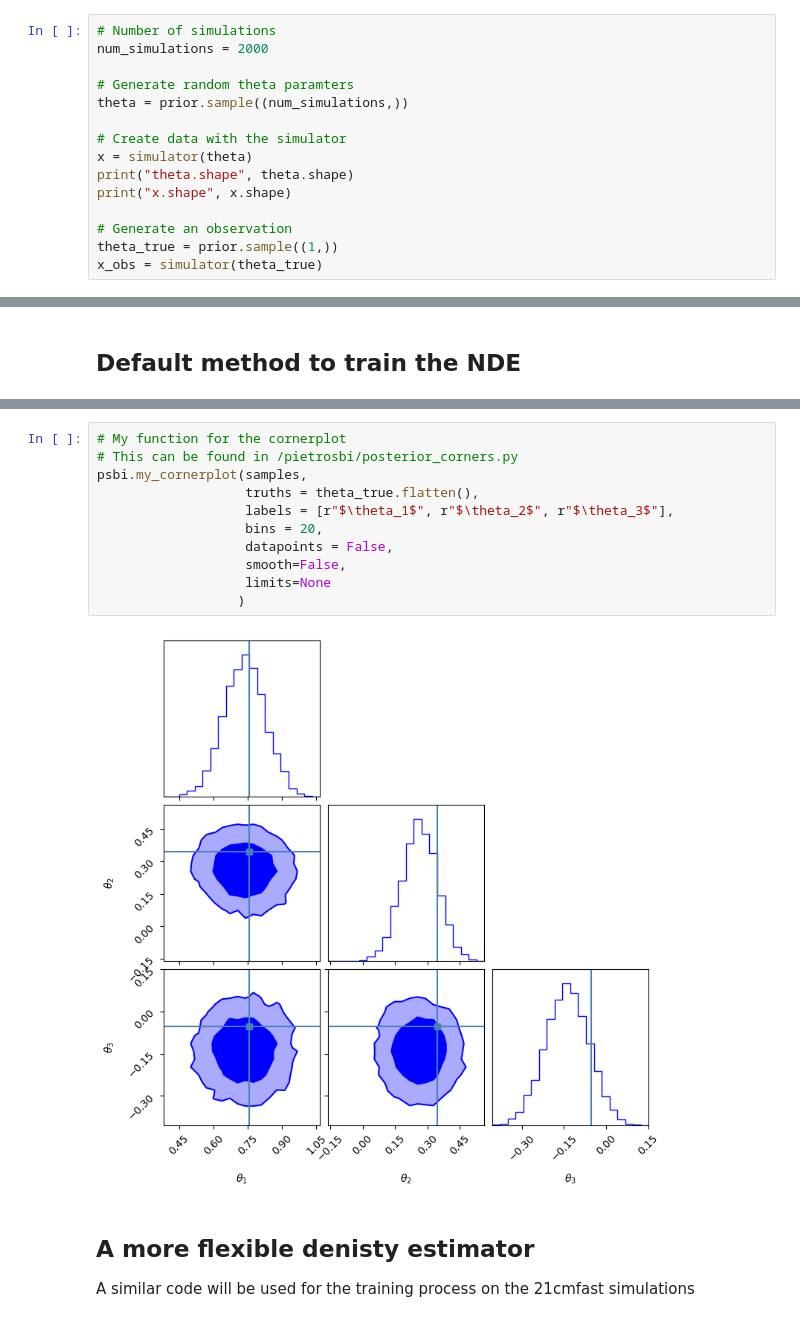
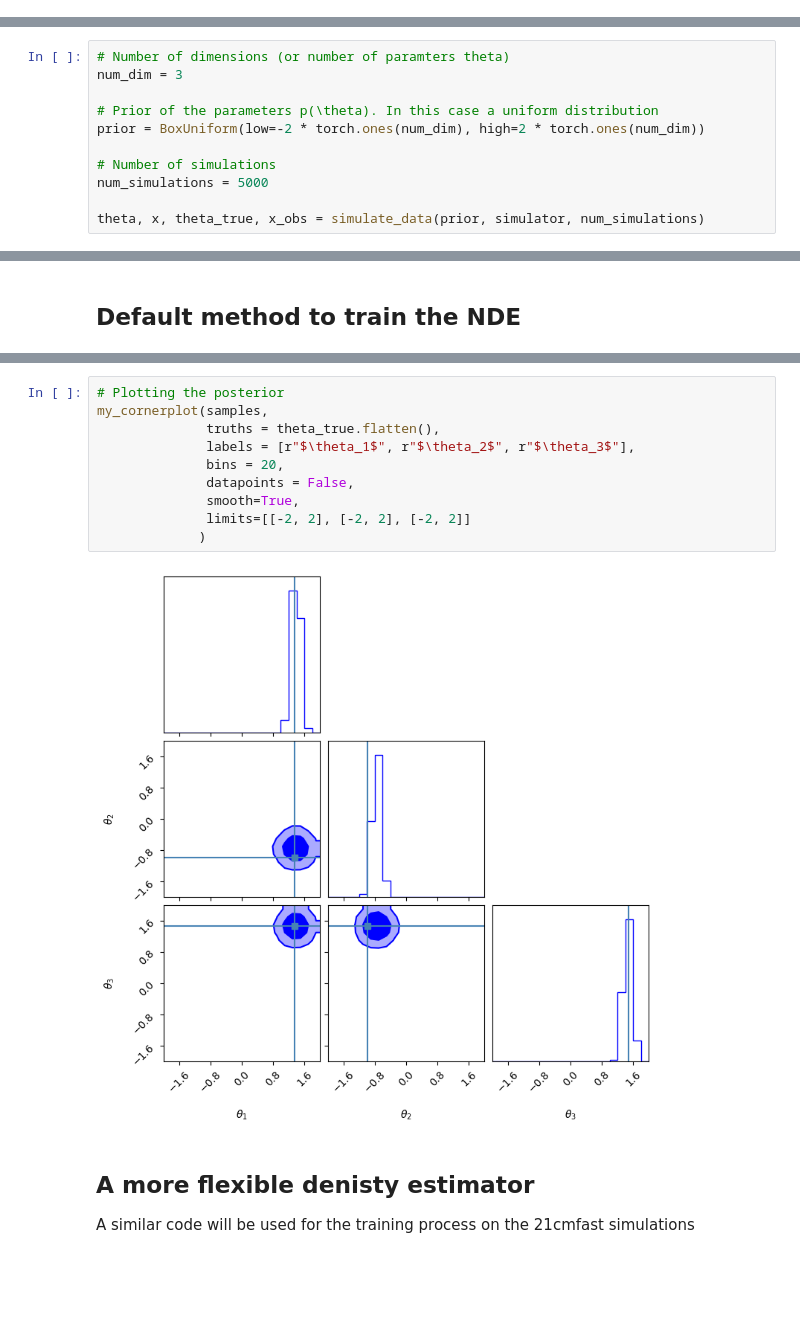
Before and after one commit to pietro-alba/pietro_sbi, a Jupyter notebook: Tutorials/4_What_is_SBI.ipynb, the cells around one changed output, grey strips where cells are left out. Saved outputs shown, nothing was run; the diff lists cells and outputs as text; blank space fills up the shorter version.

Commit message:
New functions

```diff
--- a/Tutorials/4_What_is_SBI.ipynb
+++ b/Tutorials/4_What_is_SBI.ipynb
@@ -79,15 +65,0 @@ check_sbi_inputs(simulator, prior)
-# %%
-# Number of simulations
-num_simulations = 2000
-
-# Generate random theta paramters
-theta = prior.sample((num_simulations,))
-
-# Create data with the simulator
-x = simulator(theta)
-print("theta.shape", theta.shape)
-print("x.shape", x.shape)
-
-# Generate an observation
-theta_true = prior.sample((1,))
-x_obs = simulator(theta_true)
@@ -96,0 +106,11 @@ x.shape torch.Size([2000, 3])
+# %%
+# Number of dimensions (or number of paramters theta)
+num_dim = 3
+
+# Prior of the parameters p(\theta). In this case a uniform distribution
+prior = BoxUniform(low=-2 * torch.ones(num_dim), high=2 * torch.ones(num_dim))
+
+# Number of simulations
+num_simulations = 5000
+
+theta, x, theta_true, x_obs = simulate_data(prior, simulator, num_simulations)
@@ -154,16 +197,15 @@ pairplot(samples,
 # %%
-# My function for the cornerplot
-# This can be found in /pietrosbi/posterior_corners.py
-psbi.my_cornerplot(samples,
-                   truths = theta_true.flatten(),
-                   labels = [r"$\theta_1$", r"$\theta_2$", r"$\theta_3$"],
-                   bins = 20,
-                   datapoints = False,
-                   smooth=False,
-                   limits=None
-                  )
+# Plotting the posterior
+my_cornerplot(samples,
+              truths = theta_true.flatten(),
+              labels = [r"$\theta_1$", r"$\theta_2$", r"$\theta_3$"],
+              bins = 20,
+              datapoints = False,
+              smooth=True,
+              limits=[[-2, 2], [-2, 2], [-2, 2]]
+             )
 # %% [output]
-[figure, old version]
+[figure, new version]
 # %% [markdown]
 <h2>A more flexible denisty estimator</h2>
 <div class="text">
```
Also changed, not shown: parts of 15 cells of this notebook.
